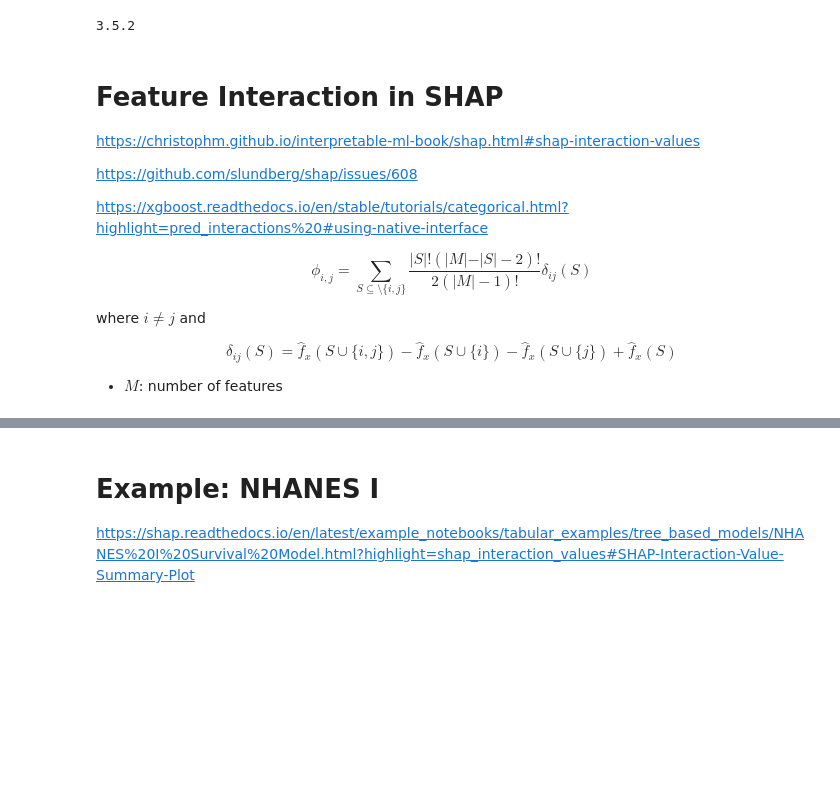
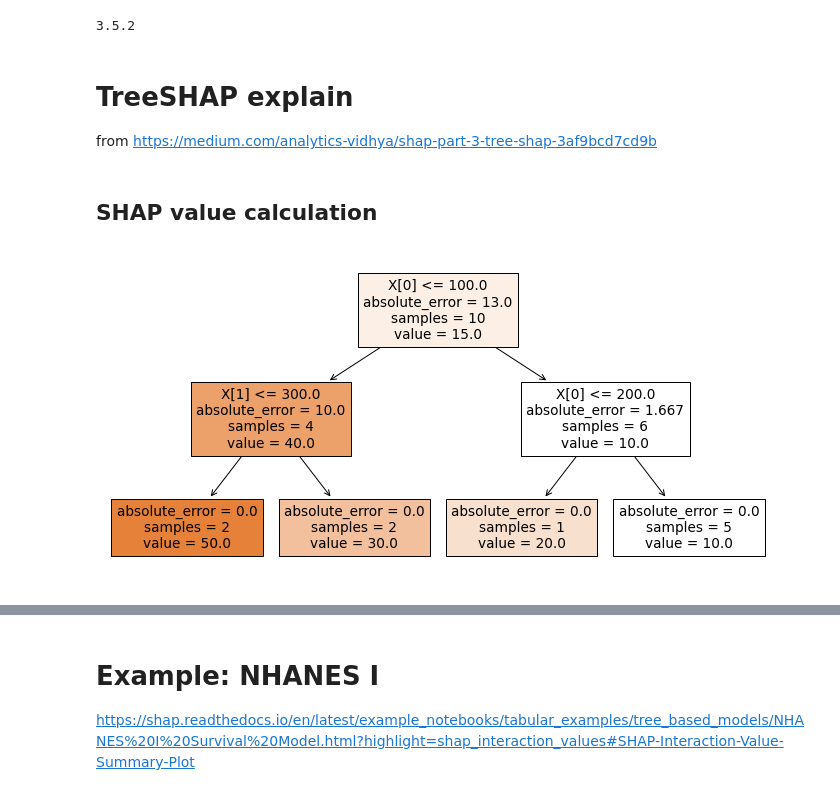
Before and after one commit to simonjisu/XAI2022Spring, a Jupyter notebook: notebooks/TestNotebook.ipynb, the cells around one changed output, grey strips where cells are left out. Cells and saved outputs as stored; diff of their text form; code cells hidden in the pictures; blank space fills up the shorter version.

```diff
--- a/notebooks/TestNotebook.ipynb
+++ b/notebooks/TestNotebook.ipynb
@@ -19,19 +18,28 @@ print(mpl.__version__)
 # %% [output]
 [interactive output not drawn]
 3.5.2
-# %% [markdown]
-# Feature Interaction in SHAP
-
-https://christophm.github.io/interpretable-ml-book/shap.html#shap-interaction-values
-
-https://github.com/slundberg/shap/issues/608
-
-https://xgboost.readthedocs.io/en/stable/tutorials/categorical.html?highlight=pred_interactions%20#using-native-interface
-
-$$\phi_{i,j}=\sum_{S\subseteq\setminus\{i,j\}}\frac{\vert S\vert !(\vert M\vert -\vert S\vert -2)!}{2(\vert M\vert -1)!}\delta_{ij}(S)$$
-
-where $i\neq j$ and
-
-$$\delta_{ij}(S)=\hat{f}_x(S\cup\{i,j\})-\hat{f}_x(S\cup\{i\})-\hat{f}_x(S\cup\{j\})+\hat{f}_x(S)$$
-
-* $M$: number of features
+# %% [markdown]
+# TreeSHAP explain
+
+from https://medium.com/analytics-vidhya/shap-part-3-tree-shap-3af9bcd7cd9b
+# %% [markdown]
+## SHAP value calculation
+# %%
+from sklearn.tree import DecisionTreeRegressor, plot_tree
+
+np.random.seed(100)
+X_train = pd.DataFrame({
+    'x':[206]*5 + [194] + [6]*4,
+    'y': list(np.random.randint(100, 400, 6)) + [299, 299, 301, 301],
+    'z': list(np.random.randint(100, 400, 10))
+})
+y_train = pd.Series([10]*5 + [20] + [50]*2 + [30]*2)
+y_train.name = 't'
+tree_model = DecisionTreeRegressor(criterion='absolute_error', max_depth=2, min_samples_leaf=1, min_samples_split=2, random_state=100)
+tree_model.fit(X=X_train, y=y_train)
+
+fig, ax = plt.subplots(1, 1, figsize=(12, 6))
+annots = plot_tree(tree_model, filled=True, ax=ax)
+plt.show()
+# %% [output]
+[figure, added]
```
Also changed, not shown: parts of 31 cells of this notebook, 2 other files.
